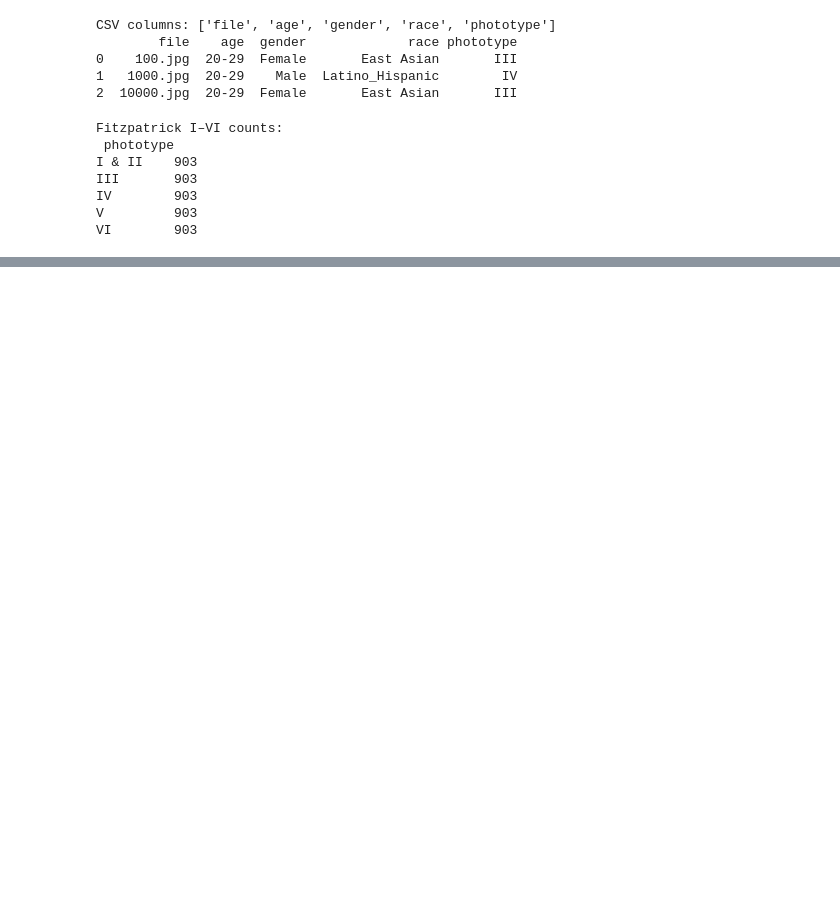
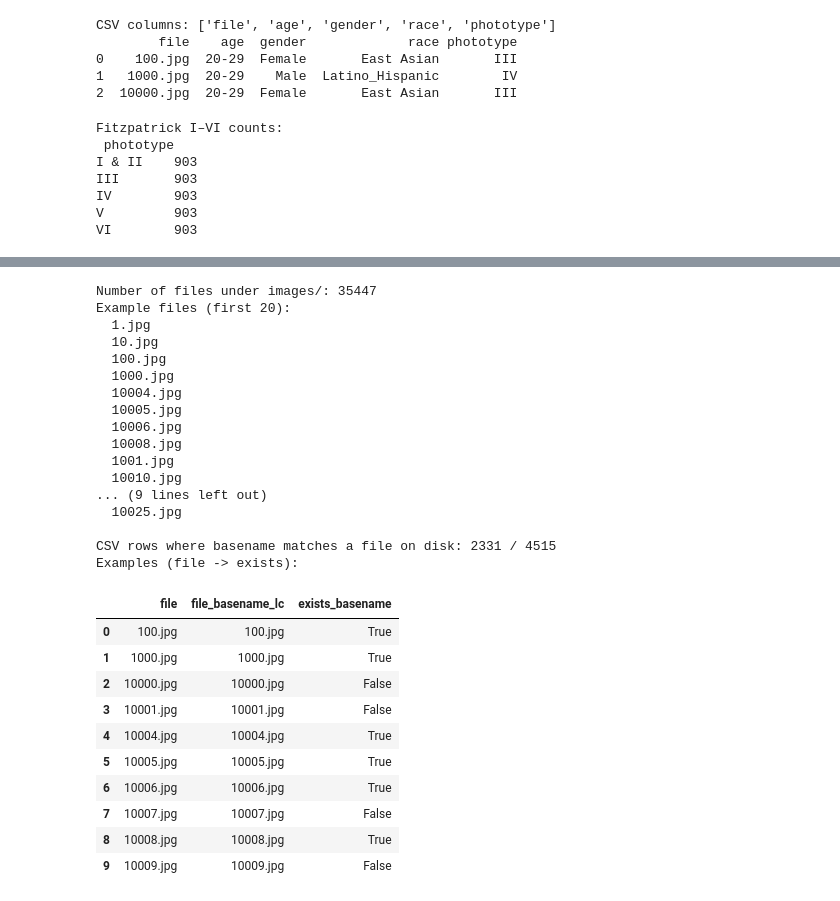
Before and after one commit to ACME-Outreach/ACME-setup-env, a Jupyter notebook: EDA-Fitzpatrick17k.ipynb, the cells around one changed output, grey strips where cells are left out. Cells and saved outputs as stored; diff of their text form; code cells hidden in the pictures; blank space fills up the shorter version.

```diff
--- a/EDA-Fitzpatrick17k.ipynb
+++ b/EDA-Fitzpatrick17k.ipynb
@@ -942,0 +467,56 @@ def predict_image(rel_path: str):
+# %%
+# Cell B: list some actual image files on disk and build a name-index
+from pathlib import Path
+import unicodedata
+IMG_ROOT = Path("fitzpatrick17k") / "images"
+files = [p for p in IMG_ROOT.rglob("*") if p.is_file()]
+print("Number of files under images/:", len(files))
+print("Example files (first 20):")
+for p in files[:20]:
+    print(" ", p.relative_to(IMG_ROOT))
+
+# create a mapping of lowercase basename -> relative path
+name_map = {}
+for p in files:
+    name = unicodedata.normalize("NFKC", p.name).lower()
+    name_map[name] = p.relative_to(IMG_ROOT)
+
+# check whether any CSV file entries directly match basenames
+if "file" in df.columns:
+    df["file_str"] = df["file"].astype(str).str.strip()
+    df["file_basename_lc"] = df["file_str"].apply(lambda s: str(s).split("/")[-1].split("\\")[-1].lower())
+    df["exists_basename"] = df["file_basename_lc"].apply(lambda b: b in name_map)
+    print("\nCSV rows where basename matches a file on disk:", df["exists_basename"].sum(), "/", len(df))
+    print("Examples (file -> exists):")
+    display(df.loc[df["exists_basename"].head(10).index, ["file","file_basename_lc","exists_basename"]].head(10))
+else:
+    print("No 'file' column in CSV to check against filesystem.")
+# %% [output]
+Number of files under images/: 35447
+Example files (first 20):
+  1.jpg
+  10.jpg
+  100.jpg
+  1000.jpg
+  10004.jpg
+  10005.jpg
+  10006.jpg
+  10008.jpg
+  1001.jpg
+  10010.jpg
+... (9 lines left out)
+  10025.jpg
+
+CSV rows where basename matches a file on disk: 2331 / 4515
+Examples (file -> exists):
+|  | file | file_basename_lc | exists_basename |
+| 0 | 100.jpg | 100.jpg | True |
+| 1 | 1000.jpg | 1000.jpg | True |
+| 2 | 10000.jpg | 10000.jpg | False |
+| 3 | 10001.jpg | 10001.jpg | False |
+| 4 | 10004.jpg | 10004.jpg | True |
+| 5 | 10005.jpg | 10005.jpg | True |
+| 6 | 10006.jpg | 10006.jpg | True |
+| 7 | 10007.jpg | 10007.jpg | False |
+| 8 | 10008.jpg | 10008.jpg | True |
+| 9 | 10009.jpg | 10009.jpg | False |
```
Also changed, not shown: parts of 33 cells of this notebook, 7 other files.
